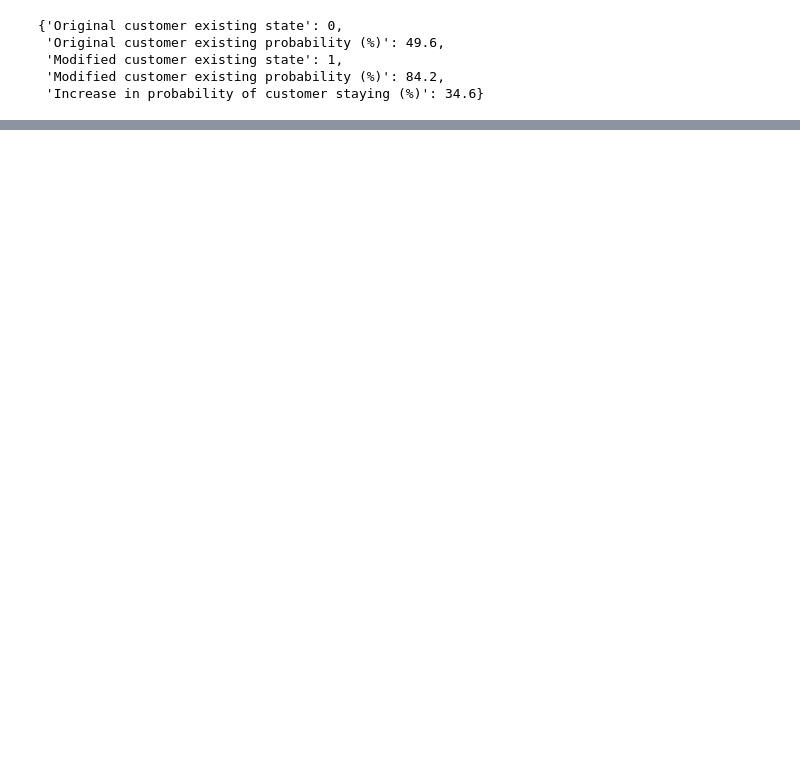
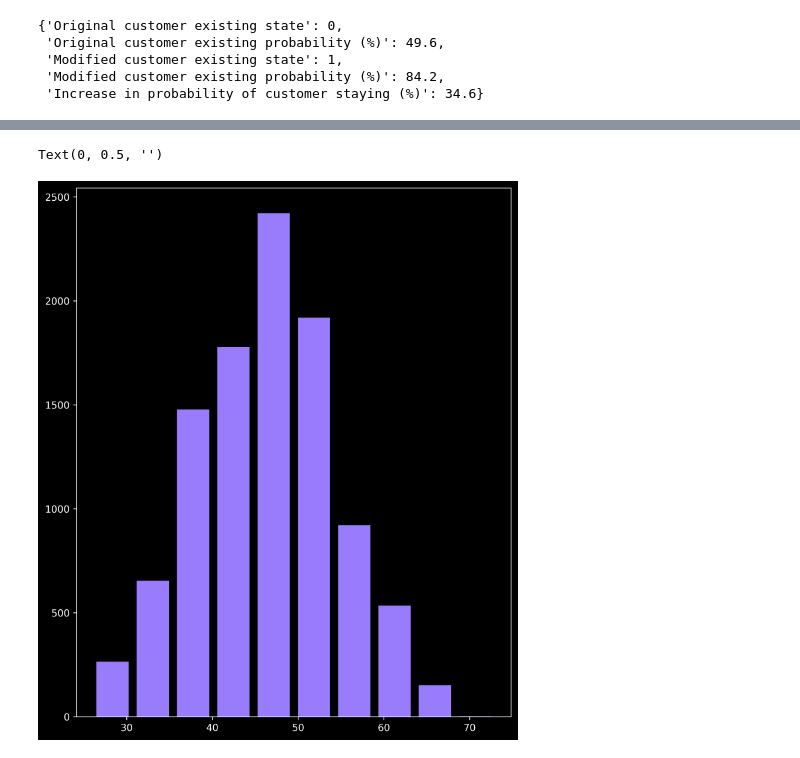
Before and after one commit to mohit-challa/GiveMeSomeCredit, a Jupyter notebook: notebooks/Mohit/GiveMeSomeCredit_History.ipynb, the cells around one changed output, grey strips where cells are left out. Cells and saved outputs as stored; diff of their text form; code cells hidden in the pictures; blank space fills up the shorter version.

```diff
--- a/notebooks/Mohit/GiveMeSomeCredit_History.ipynb
+++ b/notebooks/Mohit/GiveMeSomeCredit_History.ipynb
@@ -523,0 +521,14 @@ recommendation(X_test.iloc[[10]], ct_fac = 2, amt_fac = 3)
+# %%
+fig = plt.gcf()
+plt.rcParams['figure.figsize'] = [12.0, 8.0]
+plt.rcParams['figure.dpi'] = 600
+# fig.set_size_inches(16, 12)
+# fig.set_dpi(600)
+plt.hist(df[['Customer_Age']], color="#987cfc", rwidth=0.8)
+plt.xlabel('',fontsize=1, color="#987cfc")
+plt.ylabel('',fontsize=1, color="#987cfc")
+# plt.rcParams['figure.figsize'] = [10.0, .0]
+# plt.rcParams['figure.dpi'] = 200
+# %% [output]
+Text(0, 0.5, '')
+[figure, added]
```
Also changed, not shown: parts of 15 cells of this notebook, 4 other files.
